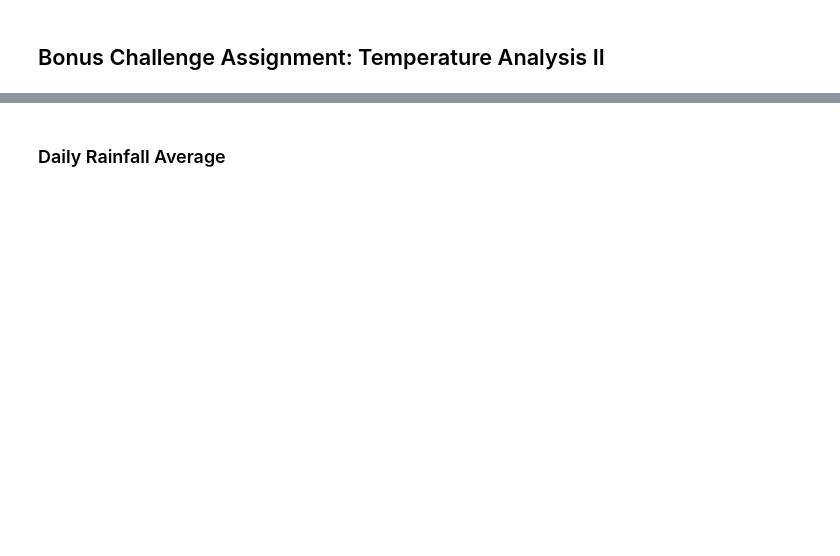
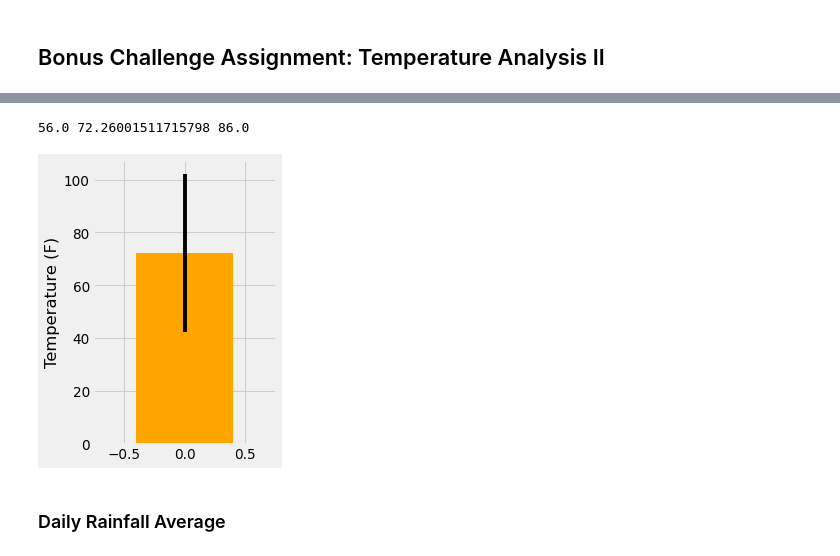
Before and after one commit to HsuChe/climate-summary-app, a Jupyter notebook: temp_analysis_bonus_2_starter.ipynb, the cells around one changed output, grey strips where cells are left out. Drawn from its saved outputs; the diff is of its cells as text; code cells hidden in the pictures; blank space fills up the shorter version.

```diff
--- a/temp_analysis_bonus_2_starter.ipynb
+++ b/temp_analysis_bonus_2_starter.ipynb
@@ -23,6 +22,7 @@ engine = create_engine("sqlite:///hawaii.sqlite")
 # %%
 # reflect an existing database into a new model
-
+Base = automap_base()
 # reflect the tables
+Base.prepare(conn, reflect = True)
 # %%
 # View all of the classes that automap found
@@ -29,7 +32,10 @@ engine = create_engine("sqlite:///hawaii.sqlite")
 # %%
 # Save references to each table
+Measurement = Base.classes.measurement
+Station = Base.classes.station
 # %%
 # Create our session (link) from Python to the DB
+session = Session(conn)
 # %% [markdown]
 ## Bonus Challenge Assignment: Temperature Analysis II
 # %%
@@ -54,11 +62,25 @@ print(calc_temps('2012-02-28', '2012-03-05'))
 # %%
 # Use the function `calc_temps` to calculate the tmin, tavg, and tmax
 # for a year in the data set
+
+t_min, t_avg, t_max = calc_temps('2012-01-01', '2013-01-01')[0]
+print(t_min, t_avg, t_max)
+# %% [output]
+56.0 72.26001511715798 86.0
 # %%
 # Plot the results from your previous query as a bar chart.
 # Use "Trip Avg Temp" as your Title
 # Use the average temperature for bar height (y value)
 # Use the peak-to-peak (tmax-tmin) value as the y error bar (yerr)
+ptp_error = t_max - t_min
+plt.figure(figsize=(3, 5), dpi=70)
+plt.bar(0,t_avg, yerr = ptp_error, color = 'orange')
+plt.xlim(-.75, .75)
+plt.ylabel('Temperature (F)')
+
+plt.show()
+# %% [output]
+[figure, added]
 # %% [markdown]
 ### Daily Rainfall Average
 # %%
```
Also changed, not shown: parts of 7 cells of this notebook, 1 other file.
